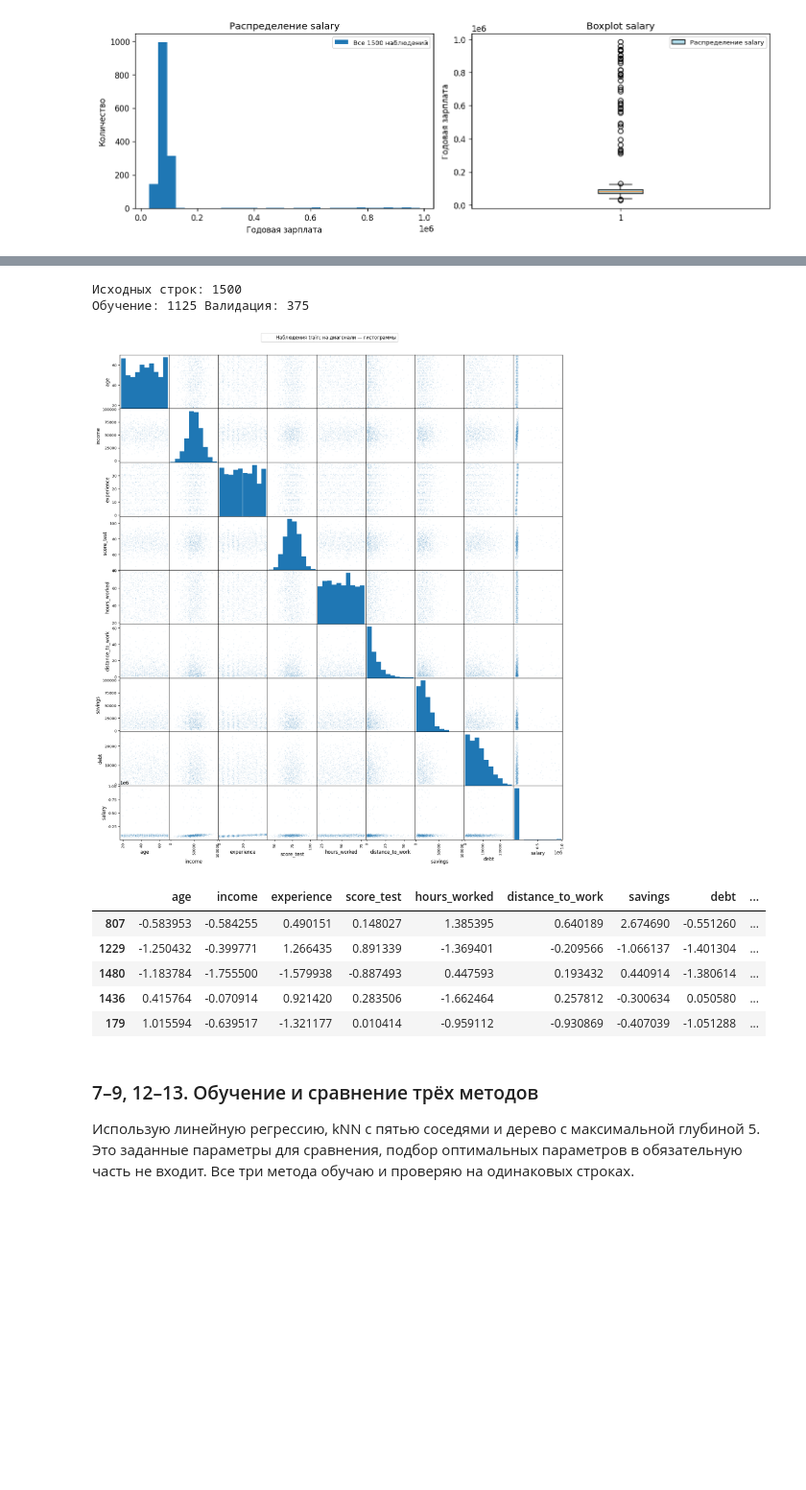
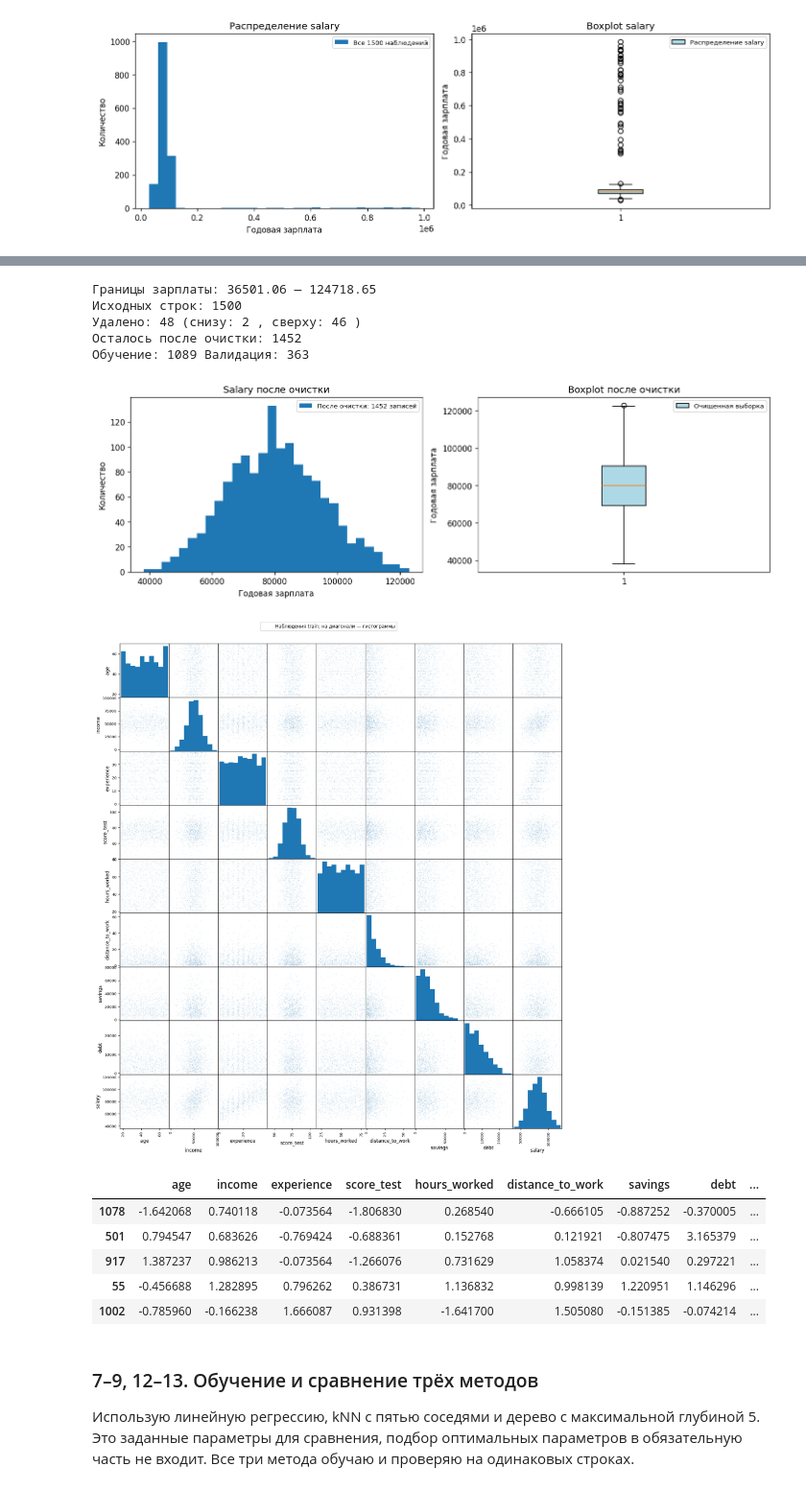
Before and after one commit to Mishgan06/Labs_5sem, a Jupyter notebook: data_analysis_lab3_var13/ЛР3_Вариант_13_простая.ipynb, the cells around one changed output, grey strips where cells are left out. Shown at 96% size. Saved outputs shown, nothing was run; the diff lists cells and outputs as text; code cells hidden in the pictures; blank space fills up the shorter version.

```diff
--- a/data_analysis_lab3_var13/ЛР3_Вариант_13_простая.ipynb
+++ b/data_analysis_lab3_var13/ЛР3_Вариант_13_простая.ipynb
@@ -24,6 +24,7 @@ salary_file = '/content/salary.csv'  # Укажите путь к CSV.
 
 df = pd.read_excel(excel_file, sheet_name='var3')
 salary = pd.read_csv(salary_file)
+salary_raw = salary.copy()  # Исходные данные сохраняются отдельно.
 
 # Одна функция для одинакового расчёта метрик всех моделей.
 def metrics(y, prediction):
@@ -324,46 +327,79 @@ remote_work : ['Yes' 'No']
 # %%
+# Границы рассчитываются один раз по исходному набору.
+q1, q3 = salary_raw['salary'].quantile([0.25, 0.75])
+iqr = q3 - q1
+lower_bound = q1 - 1.5 * iqr
+upper_bound = q3 + 1.5 * iqr
+keep = salary_raw['salary'].between(lower_bound, upper_bound)
+salary = salary_raw.loc[keep].copy()
+excluded_salary = salary_raw.loc[~keep].copy()
+print(f'Границы зарплаты: {lower_bound:.2f} — {upper_bound:.2f}')
+print('Исходных строк:', len(salary_raw))
+print('Удалено:', len(excluded_salary),
+      '(снизу:', (salary_raw['salary'] < lower_bound).sum(),
+      ', сверху:', (salary_raw['salary'] > upper_bound).sum(), ')')
+print('Осталось после очистки:', len(salary))
+assert salary['salary'].between(lower_bound, upper_bound).all()
+
+fig, axes = plt.subplots(1, 2, figsize=(12, 4))
+axes[0].hist(salary['salary'], bins=30, label=f'После очистки: {len(salary)} записей')
+axes[0].set(xlabel='Годовая зарплата', ylabel='Количество', title='Salary после очистки')
+axes[0].legend(fontsize=8)
+clean_box = axes[1].boxplot(
+    salary['salary'], patch_artist=True, boxprops={'facecolor': 'lightblue'}
+)
+axes[1].set(ylabel='Годовая зарплата', title='Boxplot после очистки')
+axes[1].legend([clean_box['boxes'][0]], ['Очищенная выборка'], fontsize=8)
+plt.tight_layout()
+plt.show()
+
+# Разбиение выполняется после очистки. Для всех моделей одни и те же строки.
 X = salary.drop(columns='salary')
 y = salary['salary']
-X_train, X_valid, y_train, y_valid = train_test_split(X, y, test_size=0.25, random_state=42)
-
-print('Исходных строк:', len(salary))
+X_train, X_valid, y_train, y_valid = train_test_split(
+    X, y, test_size=0.25, random_state=42
+)
 print('Обучение:', len(y_train), 'Валидация:', len(y_valid))
 assert len(y_train) + len(y_valid) == len(salary)
 assert set(X_train.index).isdisjoint(X_valid.index)
 
 # Матрица рассеяния всех числовых признаков и цели на обучающих строках.
 scatter_data = X_train.select_dtypes(include='number').assign(salary=y_train)
 scatter_axes = pd.plotting.scatter_matrix(
     scatter_data, figsize=(17, 17), diagonal='hist', alpha=0.2, s=5
 )
 scatter_figure = scatter_axes[0, 0].figure
 scatter_figure.legend(
     handles=[scatter_axes[0, 1].collections[0]],
     labels=['Наблюдения train; на диагонали — гистограммы'],
     loc='upper center', fontsize=10
 )
 scatter_figure.subplots_adjust(top=0.96)
 plt.show()
 
 numeric_columns = X_train.select_dtypes(include='number').columns
 X_train = pd.get_dummies(X_train, drop_first=True, dtype=int)
 X_valid = pd.get_dummies(X_valid, drop_first=True, dtype=int)
 X_valid = X_valid.reindex(columns=X_train.columns, fill_value=0)
 
 scaler = StandardScaler()
 X_train[numeric_columns] = scaler.fit_transform(X_train[numeric_columns])
 X_valid[numeric_columns] = scaler.transform(X_valid[numeric_columns])
 display(X_train.head())
 # %% [output]
+Границы зарплаты: 36501.06 — 124718.65
 Исходных строк: 1500
-Обучение: 1125 Валидация: 375
+Удалено: 48 (снизу: 2 , сверху: 46 )
+Осталось после очистки: 1452
+Обучение: 1089 Валидация: 363
-[figure, old version]
+[figure, new version]
+[figure, added]
 |  | age | income | experience | score_test | hours_worked | distance_to_work | savings | debt | ... |
-| 807 | -0.583953 | -0.584255 | 0.490151 | 0.148027 | 1.385395 | 0.640189 | 2.674690 | -0.551260 | ... |
-| 1229 | -1.250432 | -0.399771 | 1.266435 | 0.891339 | -1.369401 | -0.209566 | -1.066137 | -1.401304 | ... |
-| 1480 | -1.183784 | -1.755500 | -1.579938 | -0.887493 | 0.447593 | 0.193432 | 0.440914 | -1.380614 | ... |
-| 1436 | 0.415764 | -0.070914 | 0.921420 | 0.283506 | -1.662464 | 0.257812 | -0.300634 | 0.050580 | ... |
-| 179 | 1.015594 | -0.639517 | -1.321177 | 0.010414 | -0.959112 | -0.930869 | -0.407039 | -1.051288 | ... |
+| 1078 | -1.642068 | 0.740118 | -0.073564 | -1.806830 | 0.268540 | -0.666105 | -0.887252 | -0.370005 | ... |
+| 501 | 0.794547 | 0.683626 | -0.769424 | -0.688361 | 0.152768 | 0.121921 | -0.807475 | 3.165379 | ... |
+| 917 | 1.387237 | 0.986213 | -0.073564 | -1.266076 | 0.731629 | 1.058374 | 0.021540 | 0.297221 | ... |
+| 55 | -0.456688 | 1.282895 | 0.796262 | 0.386731 | 1.136832 | 0.998139 | 1.220951 | 1.146296 | ... |
+| 1002 | -0.785960 | -0.166238 | 1.666087 | 0.931398 | -1.641700 | 1.505080 | -0.151385 | -0.074214 | ... |
 # %% [markdown]
 ### 7–9, 12–13. Обучение и сравнение трёх методов
 Использую линейную регрессию, kNN с пятью соседями и дерево с максимальной глубиной 5. Это заданные параметры для сравнения, подбор оптимальных параметров в обязательную часть не входит. Все три метода обучаю и проверяю на одинаковых строках.
```
Also changed, not shown: parts of 9 cells of this notebook, 7 other files.
